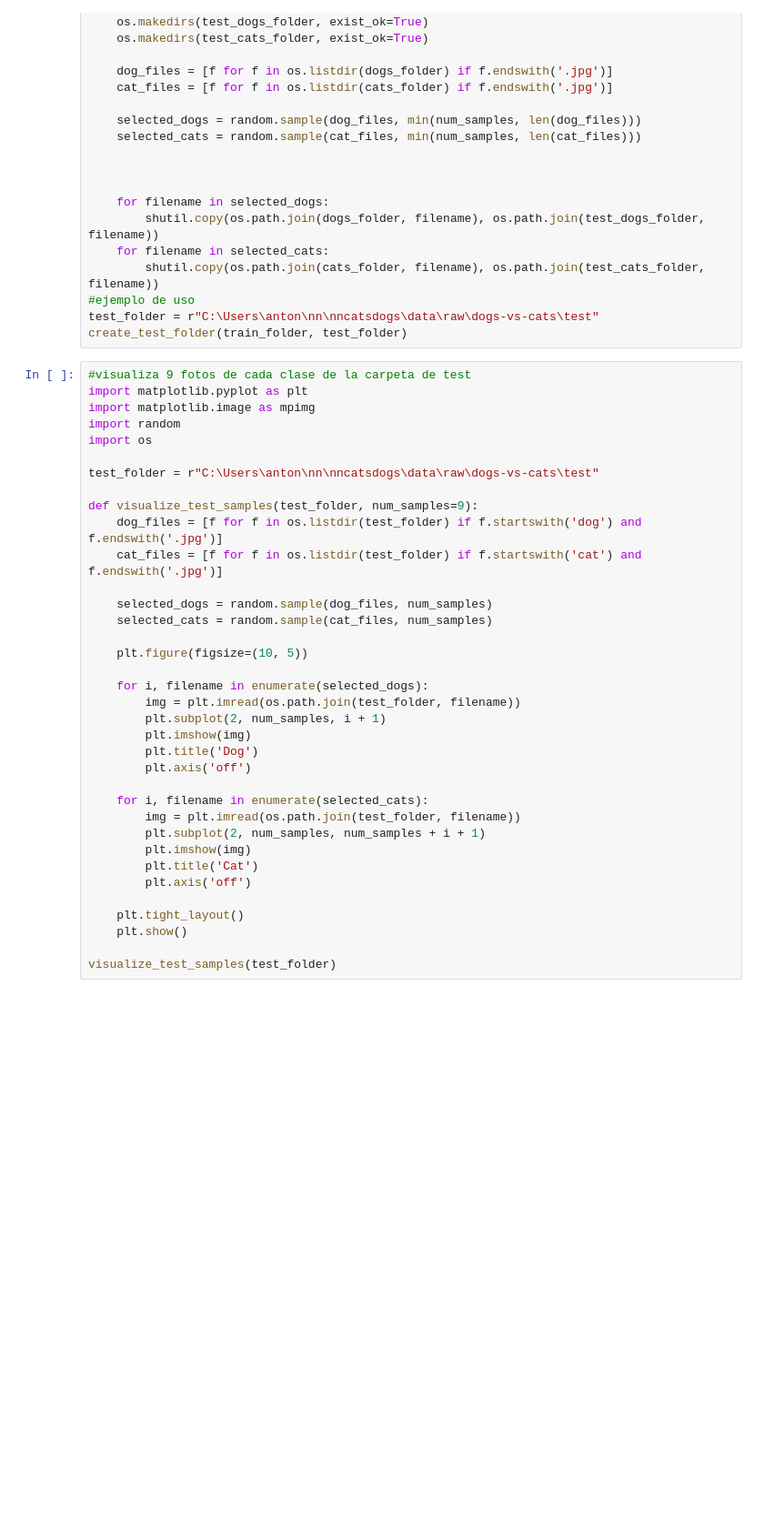
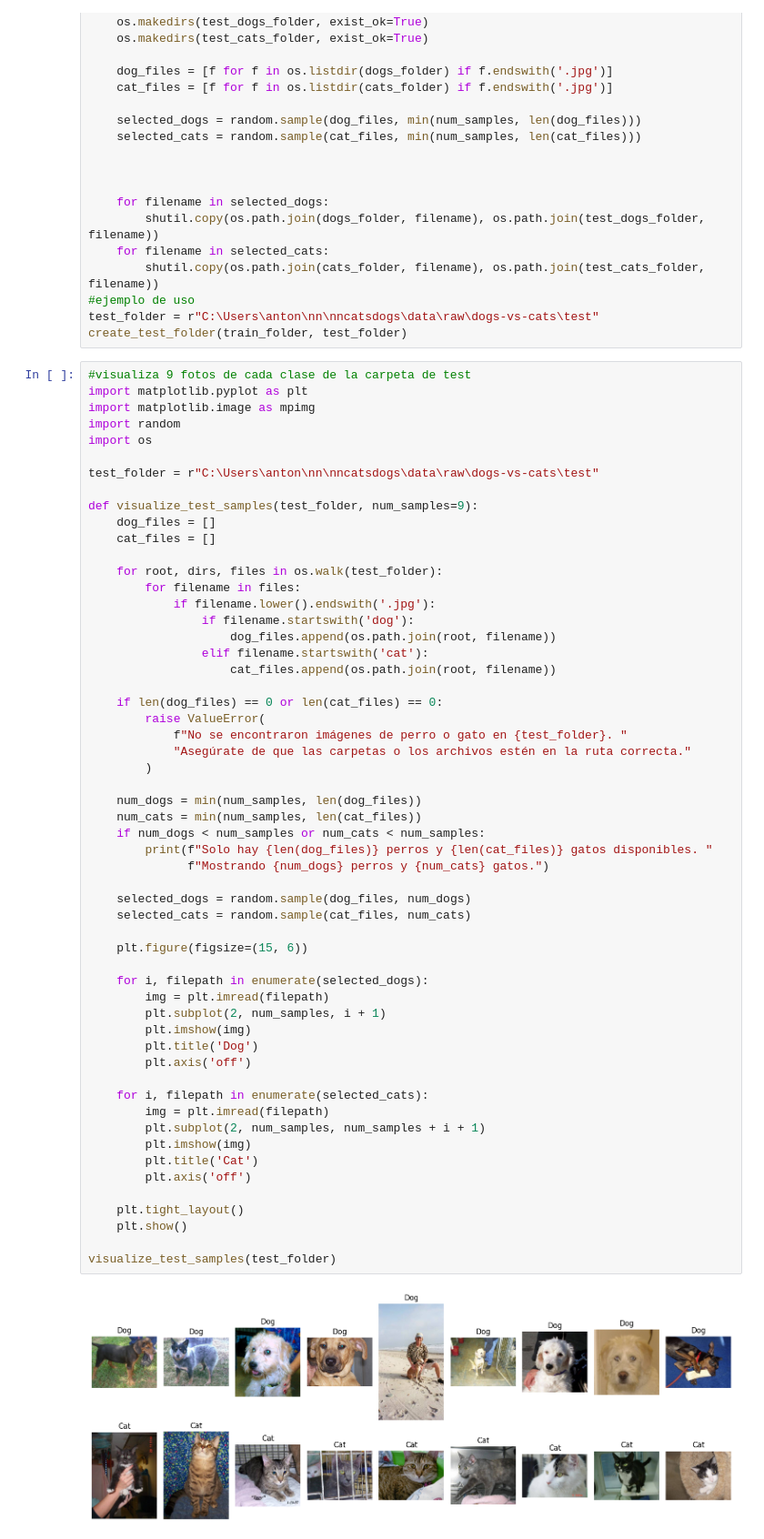
Before and after one commit to Antonio-garcia-2025/nncatsdogs, a Jupyter notebook: src/explore.ipynb, the cells around one changed output. Shown at 91% size. Drawn from its saved outputs; the diff is of its cells as text; blank space fills up the shorter version.

Commit message:
Eliminando archivo pesado del historial

```diff
--- a/src/explore.ipynb
+++ b/src/explore.ipynb
@@ -57,39 +57,61 @@ create_test_folder(train_folder, test_folder)
 # %%
 #visualiza 9 fotos de cada clase de la carpeta de test
 import matplotlib.pyplot as plt
 import matplotlib.image as mpimg
 import random
 import os
 
 test_folder = r"C:\Users\anton\nn\nncatsdogs\data\raw\dogs-vs-cats\test"
 
 def visualize_test_samples(test_folder, num_samples=9):
-    dog_files = [f for f in os.listdir(test_folder) if f.startswith('dog') and f.endswith('.jpg')]
-    cat_files = [f for f in os.listdir(test_folder) if f.startswith('cat') and f.endswith('.jpg')]
+    dog_files = []
+    cat_files = []
 
-    selected_dogs = random.sample(dog_files, num_samples)
-    selected_cats = random.sample(cat_files, num_samples)
+    for root, dirs, files in os.walk(test_folder):
+        for filename in files:
+            if filename.lower().endswith('.jpg'):
+                if filename.startswith('dog'):
+                    dog_files.append(os.path.join(root, filename))
+                elif filename.startswith('cat'):
+                    cat_files.append(os.path.join(root, filename))
 
-    plt.figure(figsize=(10, 5))
+    if len(dog_files) == 0 or len(cat_files) == 0:
+        raise ValueError(
+            f"No se encontraron imágenes de perro o gato en {test_folder}. "
+            "Asegúrate de que las carpetas o los archivos estén en la ruta correcta."
+        )
 
-    for i, filename in enumerate(selected_dogs):
-        img = plt.imread(os.path.join(test_folder, filename))
+    num_dogs = min(num_samples, len(dog_files))
+    num_cats = min(num_samples, len(cat_files))
+    if num_dogs < num_samples or num_cats < num_samples:
+        print(f"Solo hay {len(dog_files)} perros y {len(cat_files)} gatos disponibles. "
+              f"Mostrando {num_dogs} perros y {num_cats} gatos.")
+
+    selected_dogs = random.sample(dog_files, num_dogs)
+    selected_cats = random.sample(cat_files, num_cats)
+
+    plt.figure(figsize=(15, 6))
+
+    for i, filepath in enumerate(selected_dogs):
+        img = plt.imread(filepath)
         plt.subplot(2, num_samples, i + 1)
         plt.imshow(img)
         plt.title('Dog')
         plt.axis('off')
 
-    for i, filename in enumerate(selected_cats):
-        img = plt.imread(os.path.join(test_folder, filename))
+    for i, filepath in enumerate(selected_cats):
+        img = plt.imread(filepath)
         plt.subplot(2, num_samples, num_samples + i + 1)
         plt.imshow(img)
         plt.title('Cat')
         plt.axis('off')
 
     plt.tight_layout()
     plt.show()
 
 visualize_test_samples(test_folder)
+# %% [output]
+[figure, added]
 # %%
 #cargar los datos usando imagenDataGenerator de keras
 from tensorflow.keras.preprocessing.image import ImageDataGenerator
```
Also changed, not shown: parts of 7 cells of this notebook.
